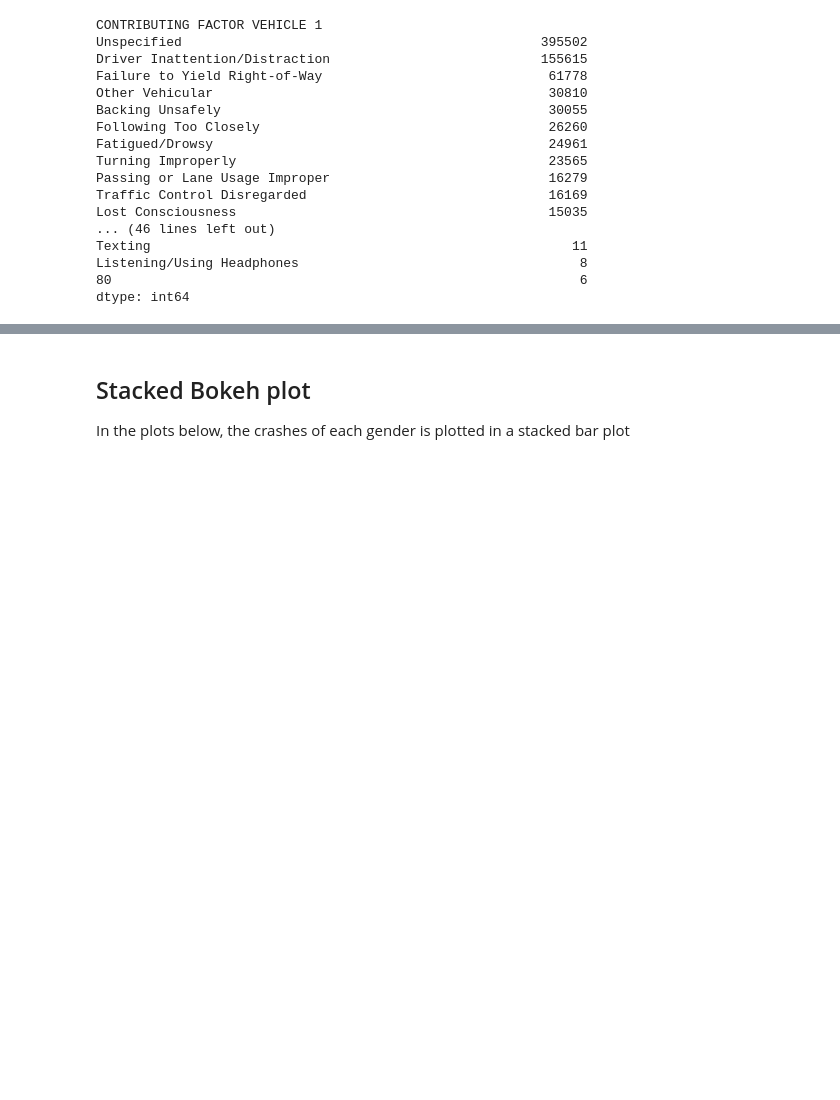
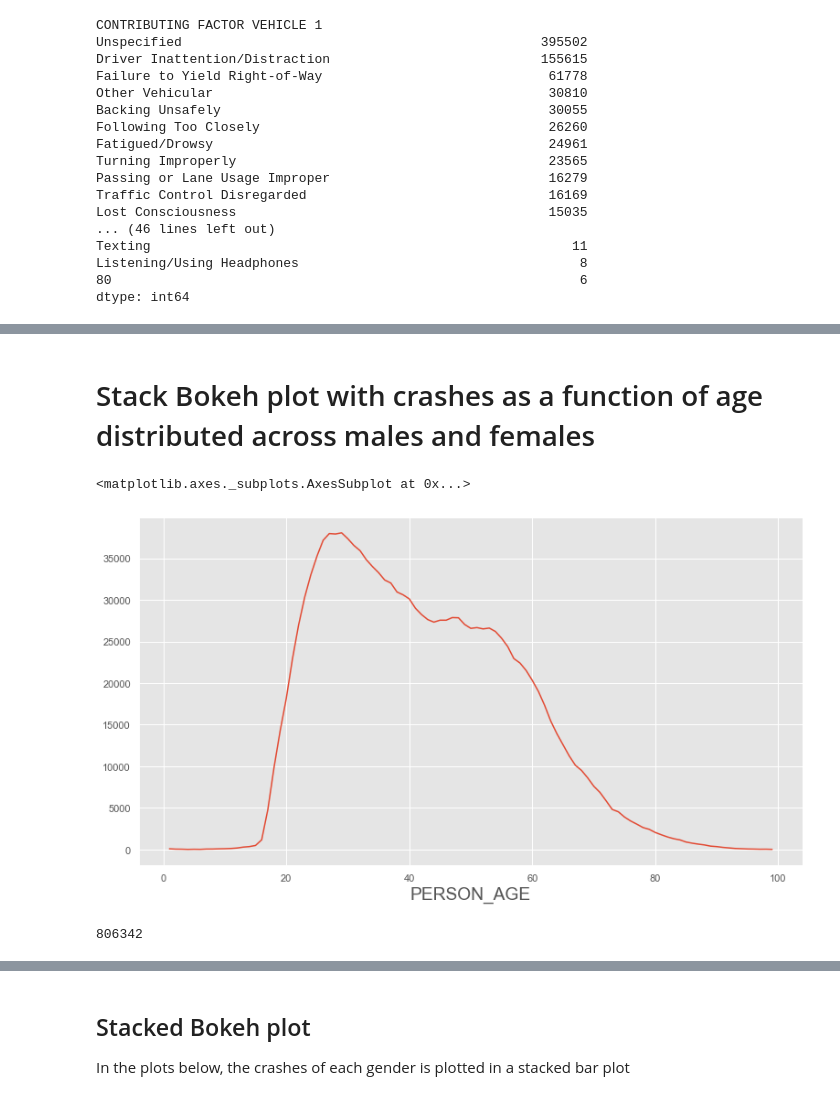
Before and after one commit to Strandgaard96/vehicle_collision_webpage, a Jupyter notebook: Bokehplots_AndersD.ipynb, the cells around one changed output, grey strips where cells are left out. Saved outputs shown, nothing was run; the diff lists cells and outputs as text; code cells hidden in the pictures; blank space fills up the shorter version.

```diff
--- a/Bokehplots_AndersD.ipynb
+++ b/Bokehplots_AndersD.ipynb
@@ -351,0 +312,17 @@ show(p)
+# %% [markdown]
+# Stack Bokeh plot with crashes as a function of age distributed across males and females
+# %%
+df_persons = df_persons[~df_persons['PERSON_AGE'].isin(['Unspecified'])]
+df_persons = df_persons[~df_persons['PERSON_SEX'].isin(['Unspecified'])]
+df_persons["PERSON_AGE"] = pd.to_numeric(df_persons["PERSON_AGE"], downcast="float")
+df_persons = df_persons.loc[(df_persons['PERSON_AGE']>np.float(0.0)) & (df_persons['PERSON_AGE'] < np.float(100.0) )]
+df_persons = df_persons.loc[(df_persons['PED_ROLE'] == 'Driver')]
+# %%
+df_persons.groupby(df_persons['PERSON_AGE']).size().plot()
+# %% [output]
+<matplotlib.axes._subplots.AxesSubplot at 0x...>
+[figure, added]
+# %%
+len(df_persons['COLLISION_ID'].unique())
+# %% [output]
+806342
```
Also changed, not shown: parts of 57 cells of this notebook.
